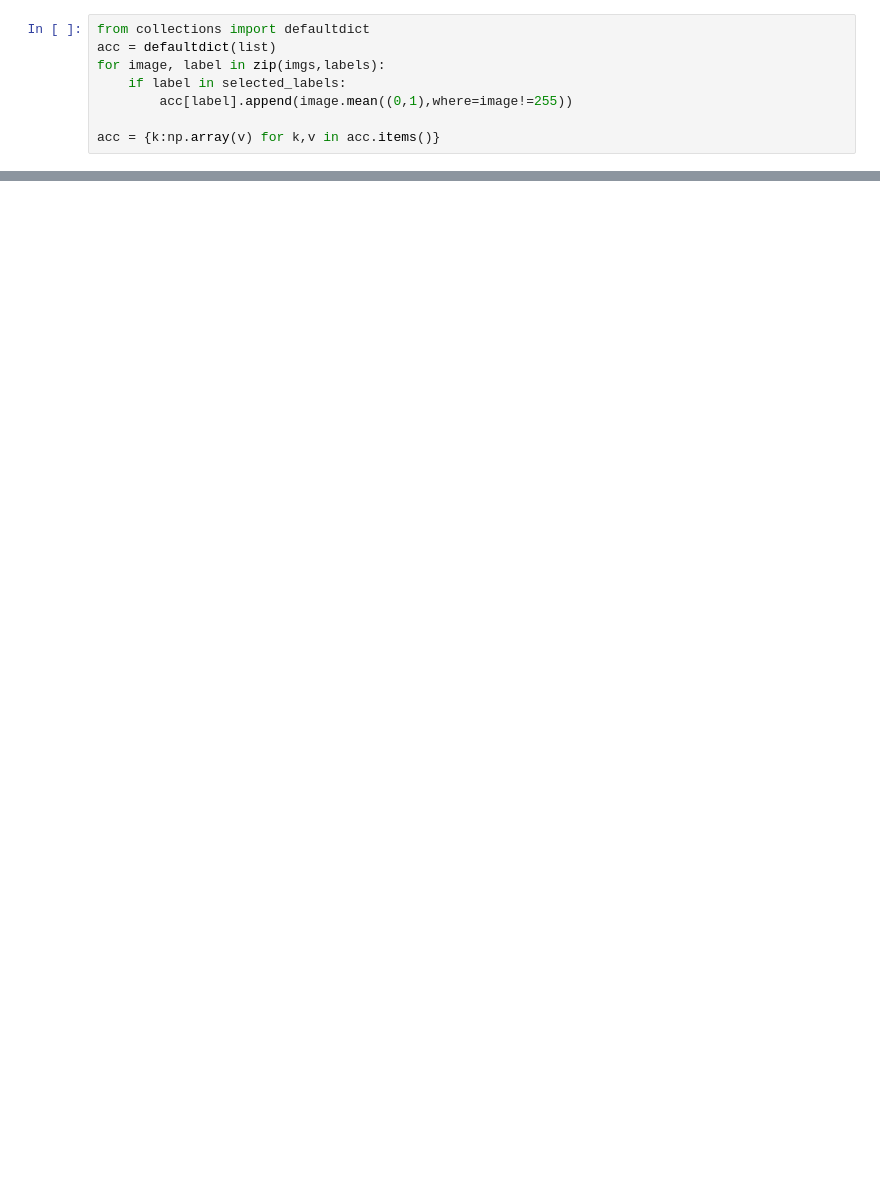
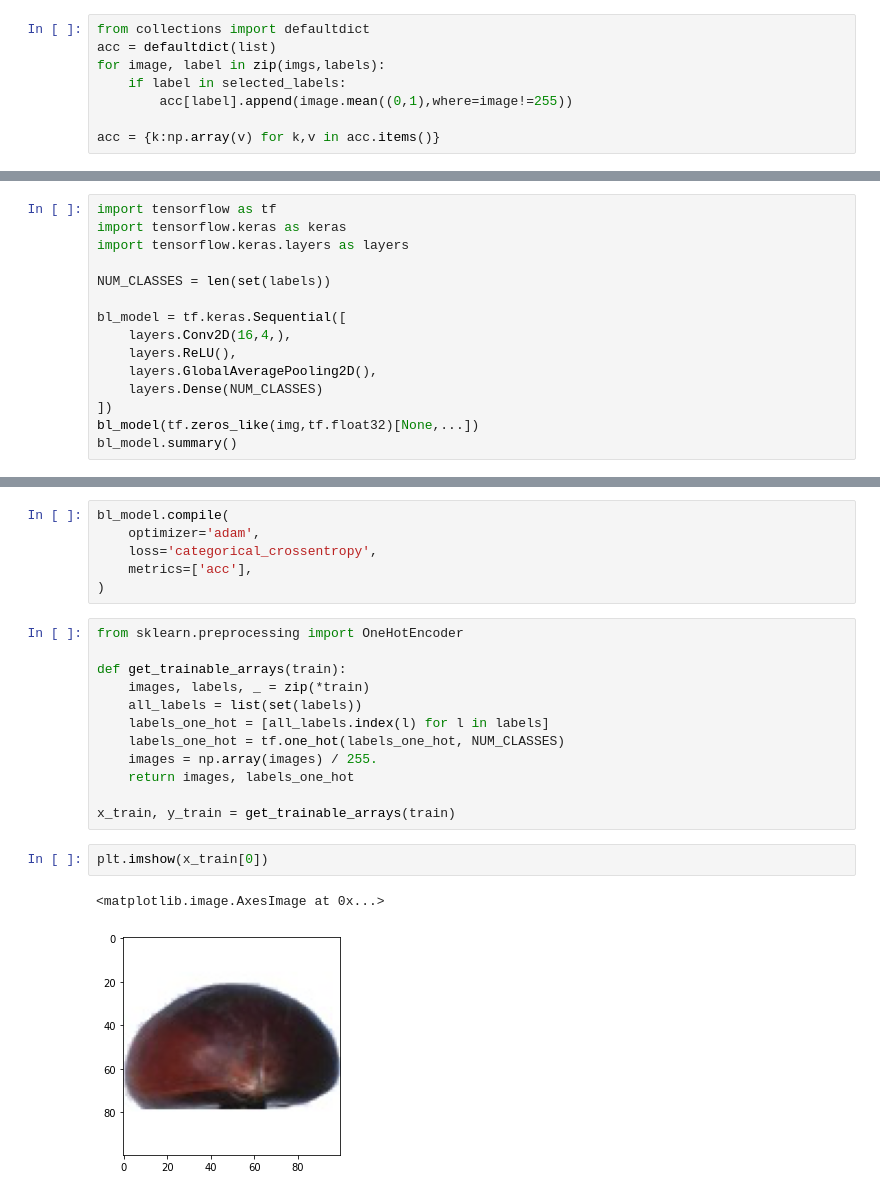
Before and after one commit to tornikeo/kaggle, a Jupyter notebook: fruit-eda.ipynb, the cells around one changed output, grey strips where cells are left out. Cells and saved outputs as stored; diff of their text form; blank space fills up the shorter version.

```diff
--- a/fruit-eda.ipynb
+++ b/fruit-eda.ipynb
@@ -143,0 +142,15 @@ sns.displot(data=penguins, x="flipper_length_mm", hue="species", kind="kde")
+# %%
+import tensorflow as tf
+import tensorflow.keras as keras
+import tensorflow.keras.layers as layers
+
+NUM_CLASSES = len(set(labels))
+
+bl_model = tf.keras.Sequential([
+    layers.Conv2D(16,4,),
+    layers.ReLU(),
+    layers.GlobalAveragePooling2D(),
+    layers.Dense(NUM_CLASSES)
+])
+bl_model(tf.zeros_like(img,tf.float32)[None,...])
+bl_model.summary()
@@ -143,0 +174,23 @@ sns.displot(data=penguins, x="flipper_length_mm", hue="species", kind="kde")
+# %%
+bl_model.compile(
+    optimizer='adam',
+    loss='categorical_crossentropy',
+    metrics=['acc'],
+)
+# %%
+from sklearn.preprocessing import OneHotEncoder
+
+def get_trainable_arrays(train):
+    images, labels, _ = zip(*train)
+    all_labels = list(set(labels))
+    labels_one_hot = [all_labels.index(l) for l in labels]
+    labels_one_hot = tf.one_hot(labels_one_hot, NUM_CLASSES)
+    images = np.array(images) / 255.
+    return images, labels_one_hot
+
+x_train, y_train = get_trainable_arrays(train)
+# %%
+plt.imshow(x_train[0])
+# %% [output]
+<matplotlib.image.AxesImage at 0x...>
+[figure, added]
```
Also changed, not shown: parts of 8 cells of this notebook.
